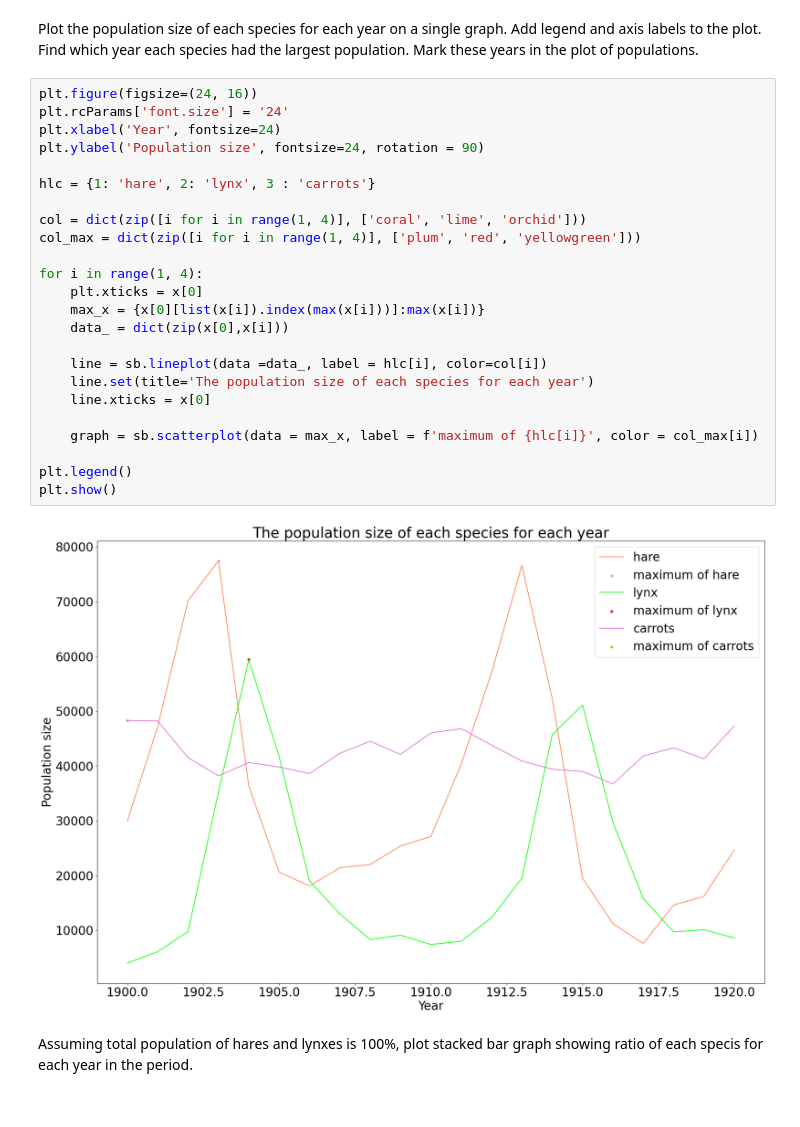
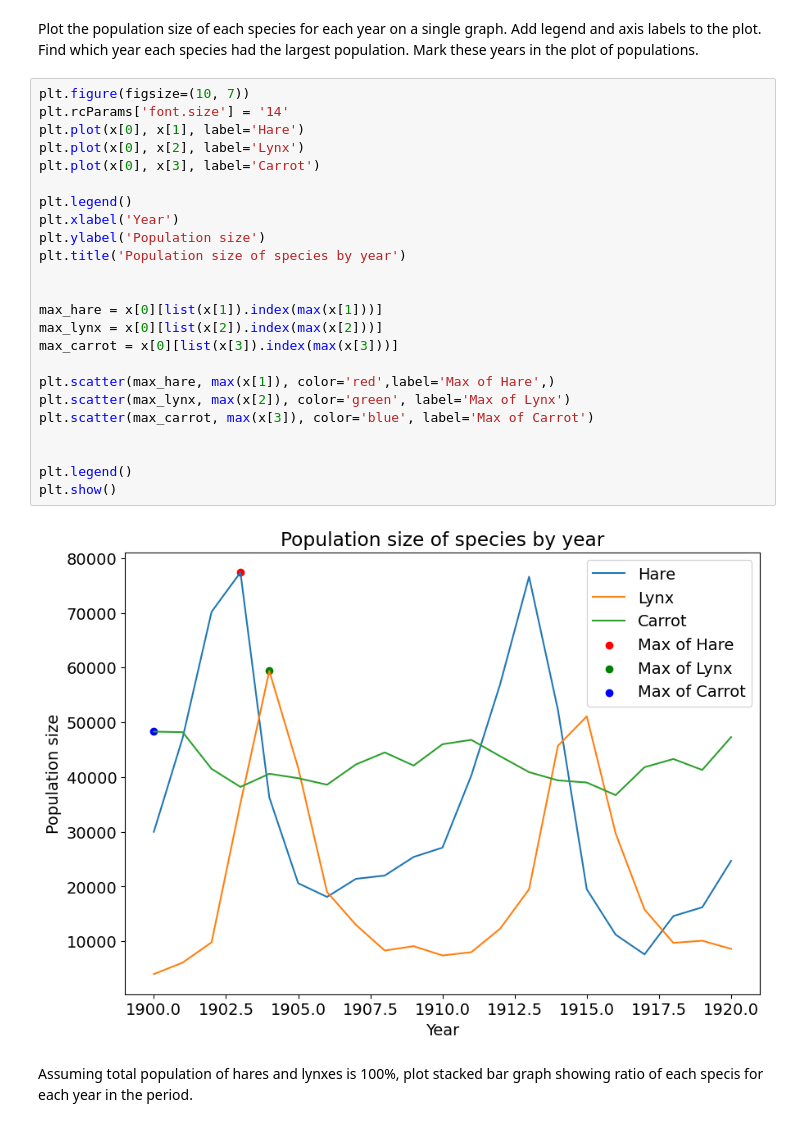
Before and after one commit to RokMonkey/Homework, a Jupyter notebook: Hometask3.ipynb, the cells around one changed output. Drawn from its saved outputs; the diff is of its cells as text.

```diff
--- a/Hometask3.ipynb
+++ b/Hometask3.ipynb
@@ -42,31 +43,31 @@ print(x)
   47300.]]
 # %% [markdown]
 Plot the population size of each species for each year on a single graph. Add legend and axis labels to the plot. Find which year each species had the largest population. Mark these years in the plot of populations.
-# %%
-plt.figure(figsize=(24, 16))
-plt.rcParams['font.size'] = '24'
-plt.xlabel('Year', fontsize=24)
-plt.ylabel('Population size', fontsize=24, rotation = 90)
-
-hlc = {1: 'hare', 2: 'lynx', 3 : 'carrots'}
-
-col = dict(zip([i for i in range(1, 4)], ['coral', 'lime', 'orchid']))
-col_max = dict(zip([i for i in range(1, 4)], ['plum', 'red', 'yellowgreen']))
-
-for i in range(1, 4):
-    plt.xticks = x[0]
-    max_x = {x[0][list(x[i]).index(max(x[i]))]:max(x[i])}
-    data_ = dict(zip(x[0],x[i]))
-
-    line = sb.lineplot(data =data_, label = hlc[i], color=col[i])
-    line.set(title='The population size of each species for each year')
-    line.xticks = x[0]
-
-    graph = sb.scatterplot(data = max_x, label = f'maximum of {hlc[i]}', color = col_max[i])
-
-plt.legend()
-plt.show()
-# %% [output]
-[figure, removed]
+# %%
+plt.figure(figsize=(10, 7))
+plt.rcParams['font.size'] = '14'
+plt.plot(x[0], x[1], label='Hare')
+plt.plot(x[0], x[2], label='Lynx')
+plt.plot(x[0], x[3], label='Carrot')
+
+plt.legend()
+plt.xlabel('Year')
+plt.ylabel('Population size')
+plt.title('Population size of species by year')
+
+
+max_hare = x[0][list(x[1]).index(max(x[1]))]
+max_lynx = x[0][list(x[2]).index(max(x[2]))]
+max_carrot = x[0][list(x[3]).index(max(x[3]))]
+
+plt.scatter(max_hare, max(x[1]), color='red',label='Max of Hare',)
+plt.scatter(max_lynx, max(x[2]), color='green', label='Max of Lynx')
+plt.scatter(max_carrot, max(x[3]), color='blue', label='Max of Carrot')
+
+
+plt.legend()
+plt.show()
+# %% [output]
+[figure, added]
 # %% [markdown]
 Assuming total population of hares and lynxes is 100%, plot stacked bar graph showing ratio of each specis for each year in the period.
```
Also changed, not shown: parts of 14 cells of this notebook.
